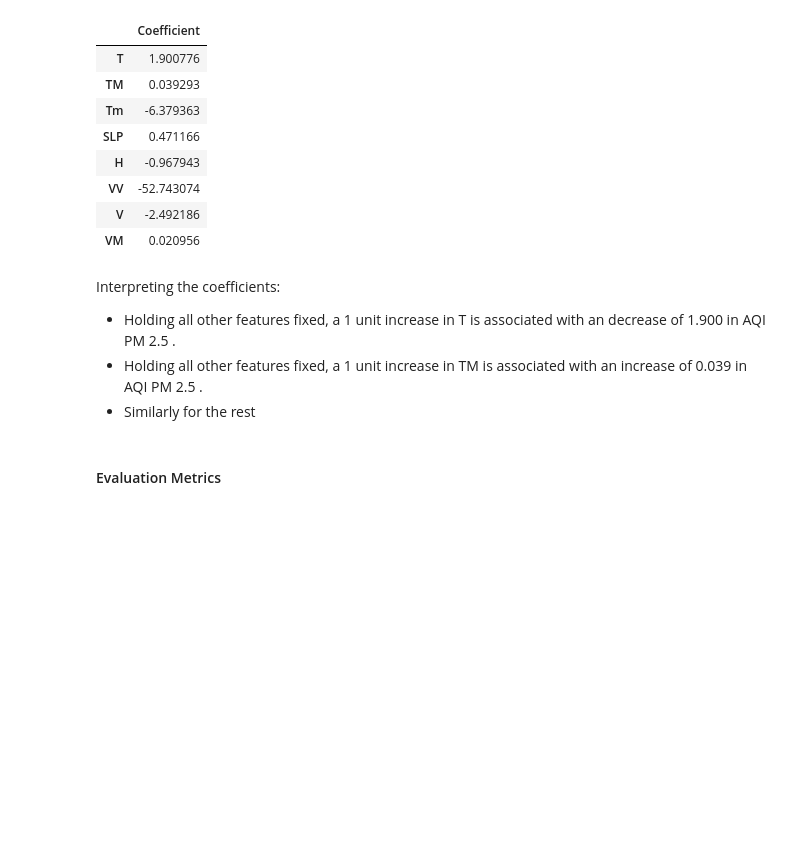
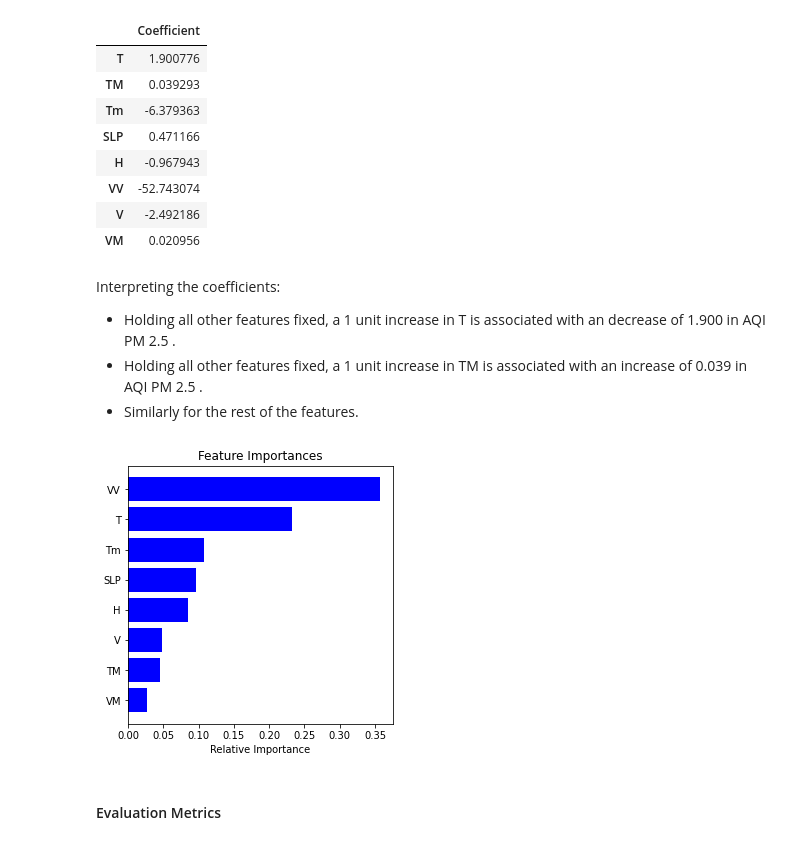
Before and after one commit to toseefkhan403/AQIProject, a Jupyter notebook: AQI Prediction.ipynb, the cells around one changed output. Cells and saved outputs as stored; diff of their text form; code cells hidden in the pictures; blank space fills up the shorter version.

Commit message:
updated models

```diff
--- a/AQI Prediction.ipynb
+++ b/AQI Prediction.ipynb
@@ -288,0 +293,10 @@ Mean score :  0.4667936792982825
+# %%
+from sklearn.linear_model import Lasso
+
+lasso = Lasso()
+
+lasso.fit(X_train, y_train)
+
+print("lasso.score : ", lasso.score(X_val, y_val))
+print("lasso.coef_ : ",lasso.coef_)
+print("lasso.intercept_ : ",lasso.intercept_)
@@ -288,0 +314,7 @@ Mean score :  0.4667936792982825
+# %%
+from sklearn.ensemble import RandomForestRegressor
+
+regr_rf = RandomForestRegressor(n_estimators=200, random_state=1234)
+regr_rf.fit(X_train, y_train)
+
+print("regr_rf.score : ", regr_rf.score(X_val, y_val))
@@ -306,7 +344,19 @@ Interpreting the coefficients:
 
 - Holding all other features fixed, a 1 unit increase in T is associated with an decrease of 1.900 in AQI PM 2.5 .
 - Holding all other features fixed, a 1 unit increase in TM is associated with an increase of 0.039 in AQI PM 2.5 .
-- Similarly for the rest
+- Similarly for the rest of the features.
+# %%
+features = X.columns
+importances = regr_rf.feature_importances_
+indices = np.argsort(importances)
+
+plt.title('Feature Importances')
+plt.barh(range(len(indices)), importances[indices], color='b', align='center')
+plt.yticks(range(len(indices)), features[indices])
+plt.xlabel('Relative Importance')
+plt.show()
+# %% [output]
+[figure, added]
 # %% [markdown]
 #### Evaluation Metrics
 # %% [markdown]
```
Also changed, not shown: parts of 16 cells of this notebook, 2 other files.
